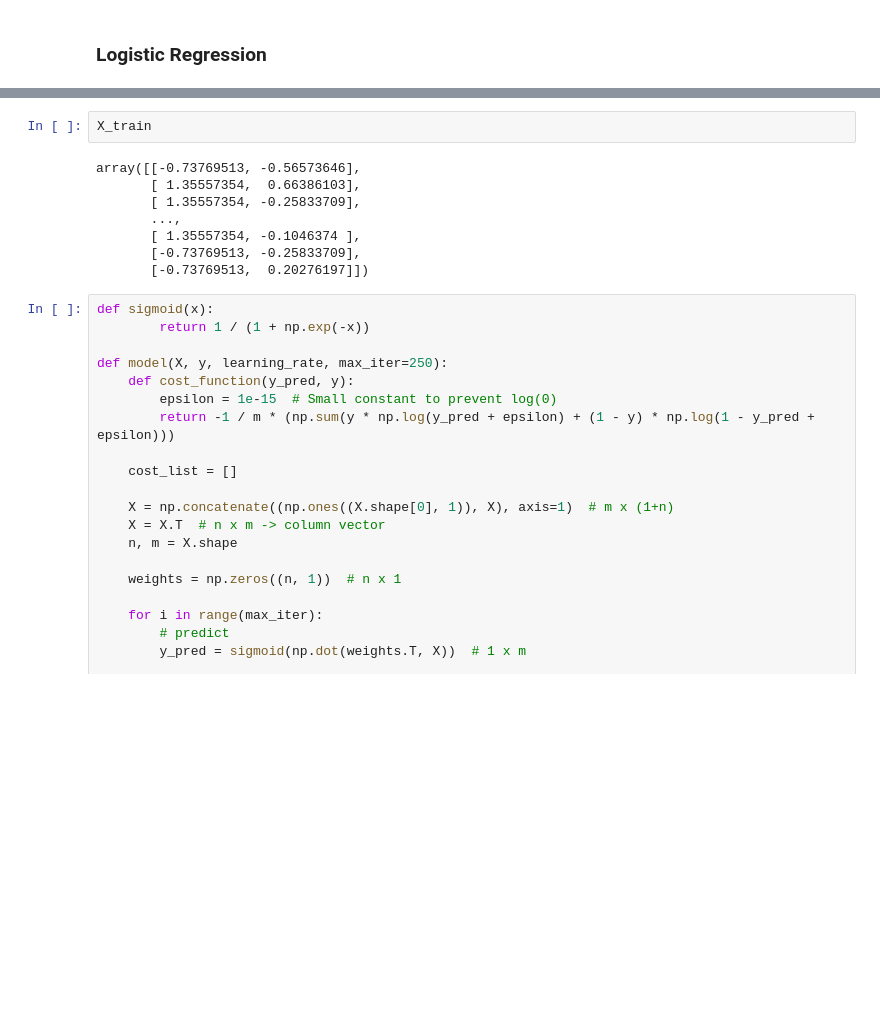
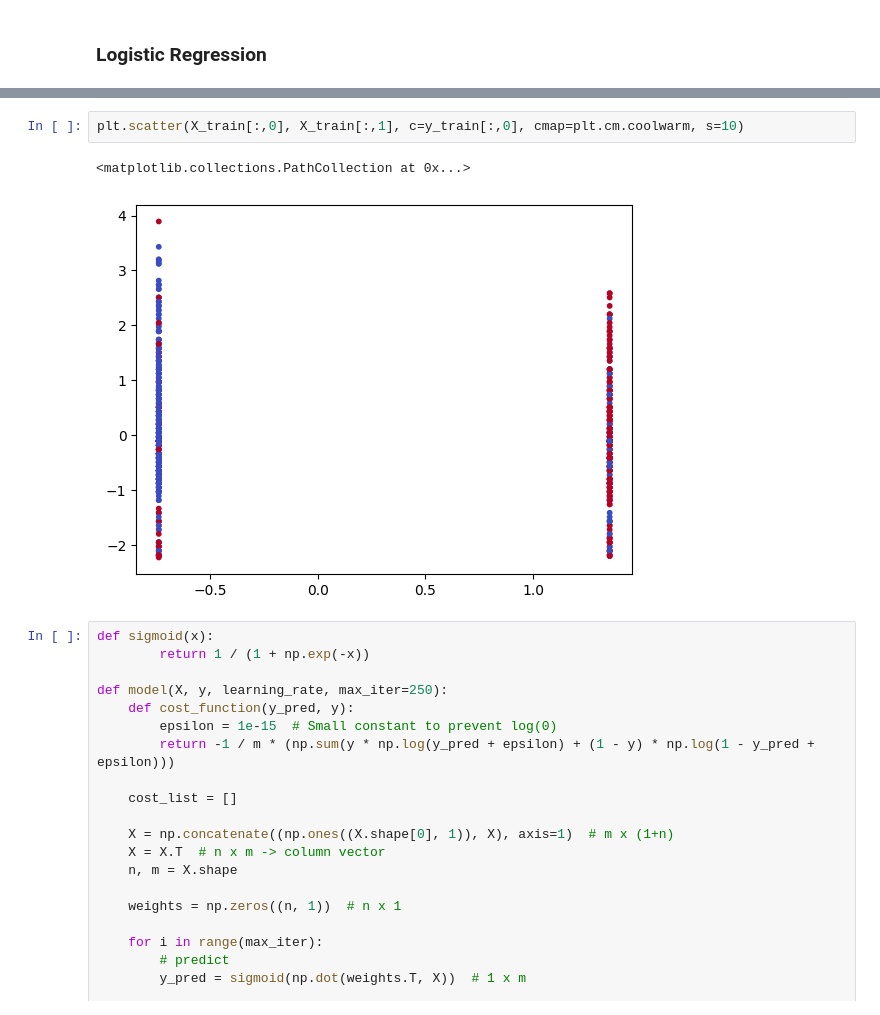
Before and after one commit to swhoosh/Pattern-Recognition, a Jupyter notebook: HW/HW01/hw1.ipynb, the cells around one changed output, grey strips where cells are left out. Drawn from its saved outputs; the diff is of its cells as text; blank space fills up the shorter version.

```diff
--- a/HW/HW01/hw1.ipynb
+++ b/HW/HW01/hw1.ipynb
@@ -168,13 +168,8 @@ for i in range(X_train.shape[1]):
-# %%
-X_train
-# %% [output]
-array([[-0.73769513, -0.56573646],
-       [ 1.35557354,  0.66386103],
-       [ 1.35557354, -0.25833709],
-       ...,
-       [ 1.35557354, -0.1046374 ],
-       [-0.73769513, -0.25833709],
-       [-0.73769513,  0.20276197]])
+# %%
+plt.scatter(X_train[:,0], X_train[:,1], c=y_train[:,0], cmap=plt.cm.coolwarm, s=10)
+# %% [output]
+<matplotlib.collections.PathCollection at 0x...>
+[figure, added]
 # %%
 def sigmoid(x):
         return 1 / (1 + np.exp(-x))
```
Also changed, not shown: parts of 1 cell of this notebook.
